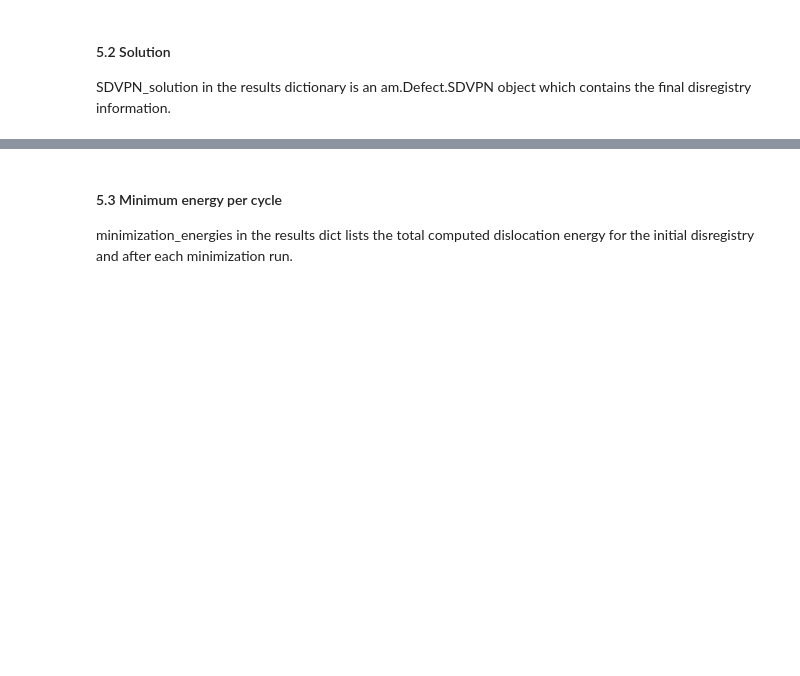
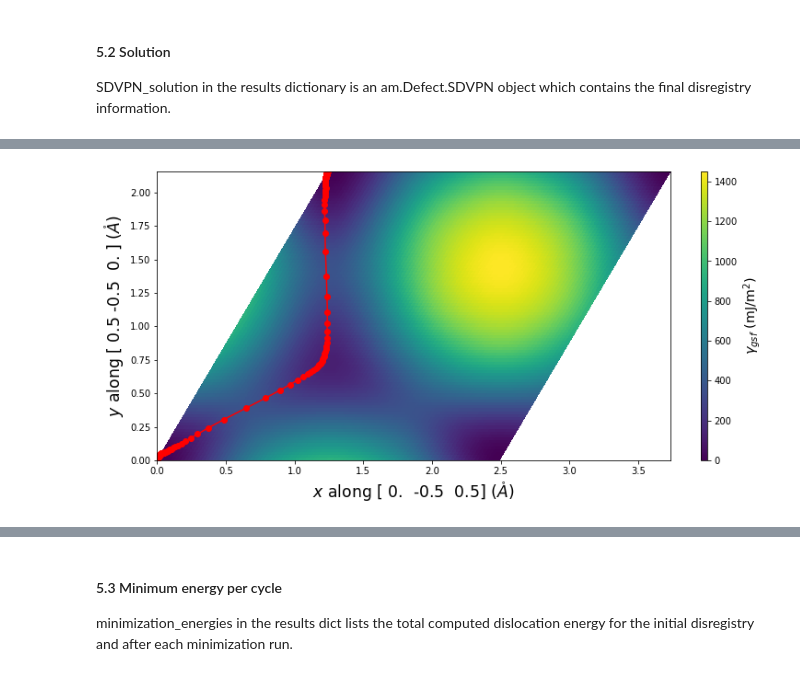
Before and after one commit to lmhale99/iprPy, a Jupyter notebook: notebook/dislocation_SDVPN.ipynb, the cells around one changed output, grey strips where cells are left out. Saved outputs shown, nothing was run; the diff lists cells and outputs as text; code cells hidden in the pictures; blank space fills up the shorter version.

```diff
--- a/notebook/dislocation_SDVPN.ipynb
+++ b/notebook/dislocation_SDVPN.ipynb
@@ -399,7 +428,8 @@ dict_keys(['SDVPN_solution', 'minimization_energies'])
 - __energy_per_length_unit__ is the unit of energy per length to display dislocation energies in.
 # %%
 length_unit = 'angstrom'
-energy_per_length_unit = 'eV/angstrom'
+energyperlength_unit = 'eV/angstrom'
+energyperarea_unit = 'mJ/m^2'
 # %% [markdown]
 #### 5.2 Solution
 
@@ -414,0 +442,5 @@ plt.show()
+# %%
+results_dict['SDVPN_solution'].E_gsf_surface_plot(length_unit=length_unit, energyperarea_unit=energyperarea_unit)
+plt.show()
+# %% [output]
+[figure, added]
```
Also changed, not shown: parts of 22 cells of this notebook, 14 other files.
